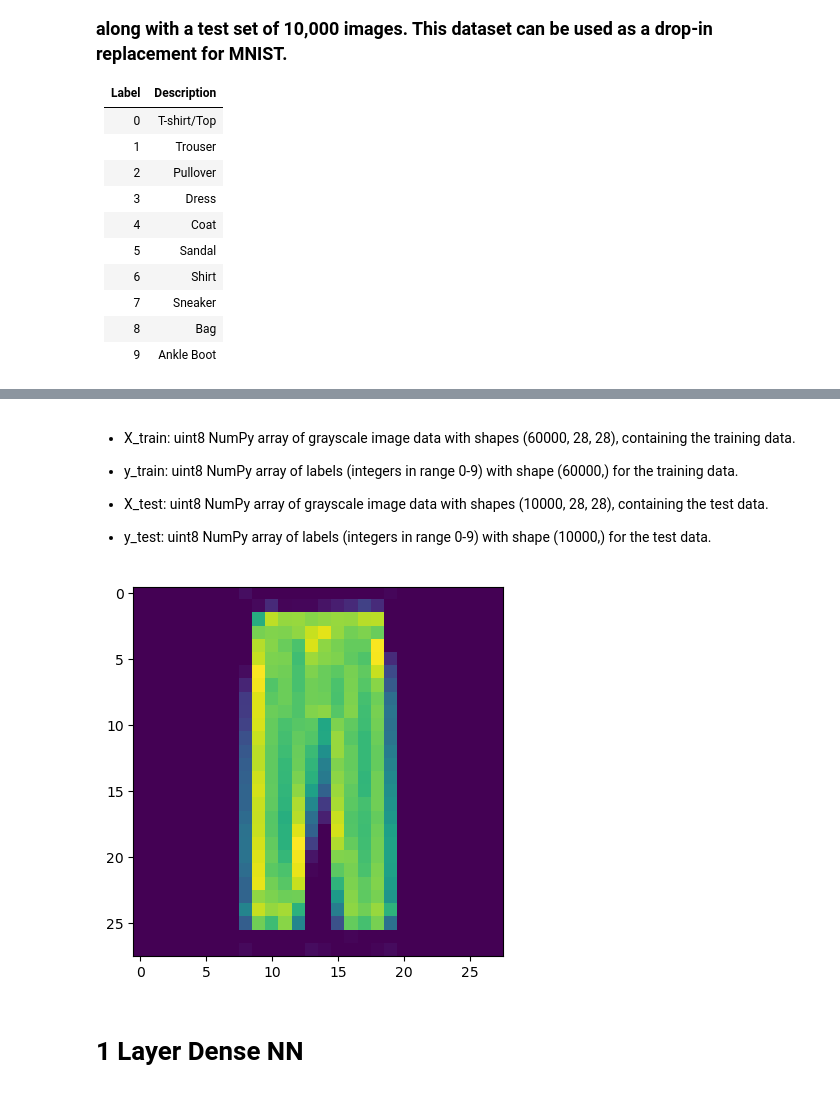
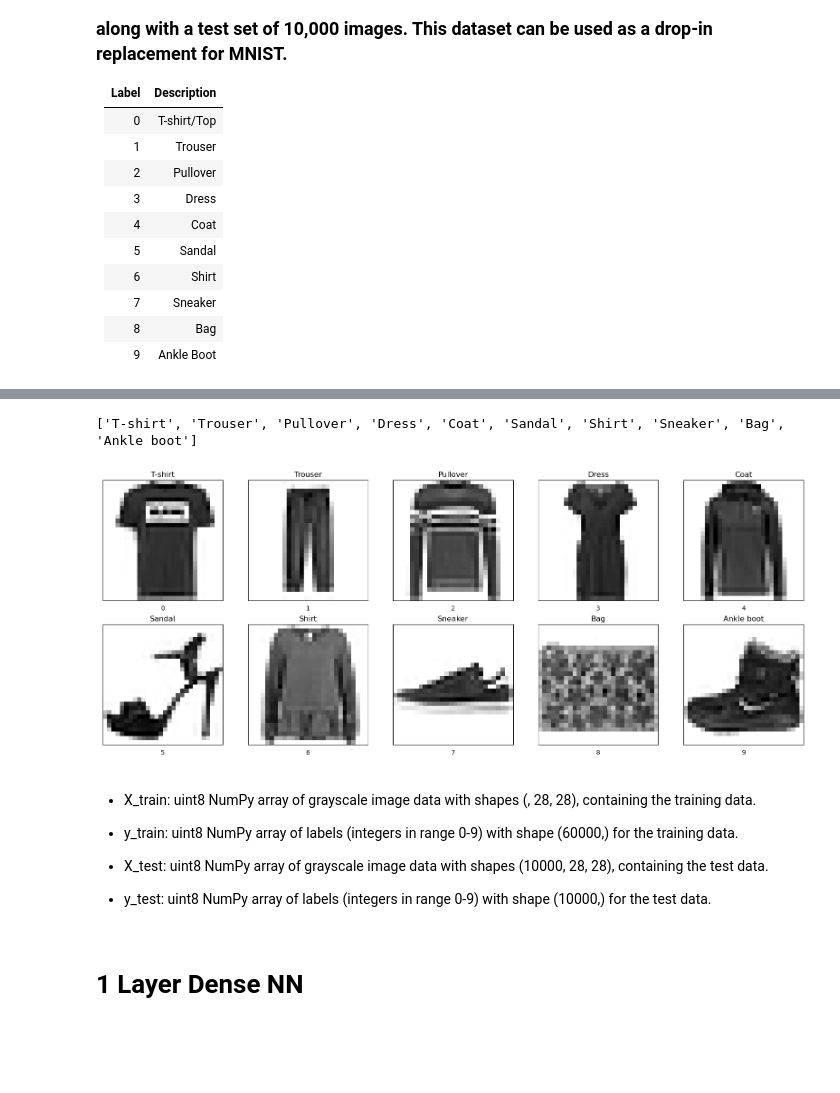
Before and after one commit to JoelPoah/Fashion_MNIST, a Jupyter notebook: fashion.ipynb, the cells around one changed output, grey strips where cells are left out. Cells and saved outputs as stored; diff of their text form; code cells hidden in the pictures; blank space fills up the shorter version.

```diff
--- a/fashion.ipynb
+++ b/fashion.ipynb
@@ -25,0 +22,28 @@ from tensorflow.keras import layers
+# %%
+import tensorflow as tf
+from tensorflow import keras
+from tensorflow.keras import layers
+import pandas as pd
+import numpy as np
+import matplotlib.pyplot as plt
+import seaborn as sns
+from sklearn.model_selection import train_test_split
+from sklearn.metrics import confusion_matrix
+from sklearn.metrics import classification_report
+from sklearn.metrics import accuracy_score
+
+# (X_train, y_train), (X_test, y_test) = tf.keras.datasets.fashion_mnist.load_data()
+data = tf.keras.datasets.fashion_mnist.load_data()
+# (X_train, y_train), (X_test, y_test) = data
+
+# split data into train , test and validation
+X_train, X_test, y_train, y_test = train_test_split(data[0][0], data[0][1], test_size=0.2, random_state=42)
+# 80% train, 20% test
+
+X_train, X_val, y_train, y_val = train_test_split(X_train, y_train, test_size=0.15, random_state=42) # 0.2 x 0.8 = 0.16 = 16% of original data
+# we have 64% train,20% test,16% validation
+
+print(X_train.shape, X_test.shape)
+print(y_train.shape, y_test.shape)
+X_train = X_train.reshape(-1, 784)
+X_test = X_test.reshape(-1, 784)
@@ -26,20 +100,30 @@ from tensorflow.keras import layers
+# %%
+class_names = ['T-shirt', 'Trouser', 'Pullover', 'Dress', 'Coat', 'Sandal', 'Shirt', 'Sneaker', 'Bag', 'Ankle boot']
+print(class_names)
+# %% [output]
+['T-shirt', 'Trouser', 'Pullover', 'Dress', 'Coat', 'Sandal', 'Shirt', 'Sneaker', 'Bag', 'Ankle boot']
+# %%
+array_of_each_class_position = [1,21,5,20,24,9,18,6,23,0]
+# plot all images in array_of_each_class_position
+plt.figure(figsize=(20,20))
+for i in range(10):
+    plt.subplot(5,5,i+1)
+    plt.xticks([])
+    plt.yticks([])
+    plt.grid(False)
+    plt.title(class_names[i])
+    plt.imshow(data[0][0][array_of_each_class_position[i]], cmap=plt.cm.binary)
+    plt.xlabel(data[0][1][array_of_each_class_position[i]])
+plt.show()
+# %% [output]
+[figure, added]
 # %% [markdown]
-- X_train: uint8 NumPy array of grayscale image data with shapes (60000, 28, 28), containing the training data.
+- X_train: uint8 NumPy array of grayscale image data with shapes (, 28, 28), containing the training data.
 
 - y_train: uint8 NumPy array of labels (integers in range 0-9) with shape (60000,) for the training data.
 
 - X_test: uint8 NumPy array of grayscale image data with shapes (10000, 28, 28), containing the test data.
 
 - y_test: uint8 NumPy array of labels (integers in range 0-9) with shape (10000,) for the test data.
-# %%
-# lets see what the images look like
-# The following shows a pants
-import matplotlib.pyplot as plt
-image = X_train[21, :].reshape((28, 28))
-
-plt.imshow(image)
-plt.show()
-# %% [output]
-[figure, removed]
 # %% [markdown]
 # 1 Layer Dense NN
```
Also changed, not shown: parts of 30 cells of this notebook.
